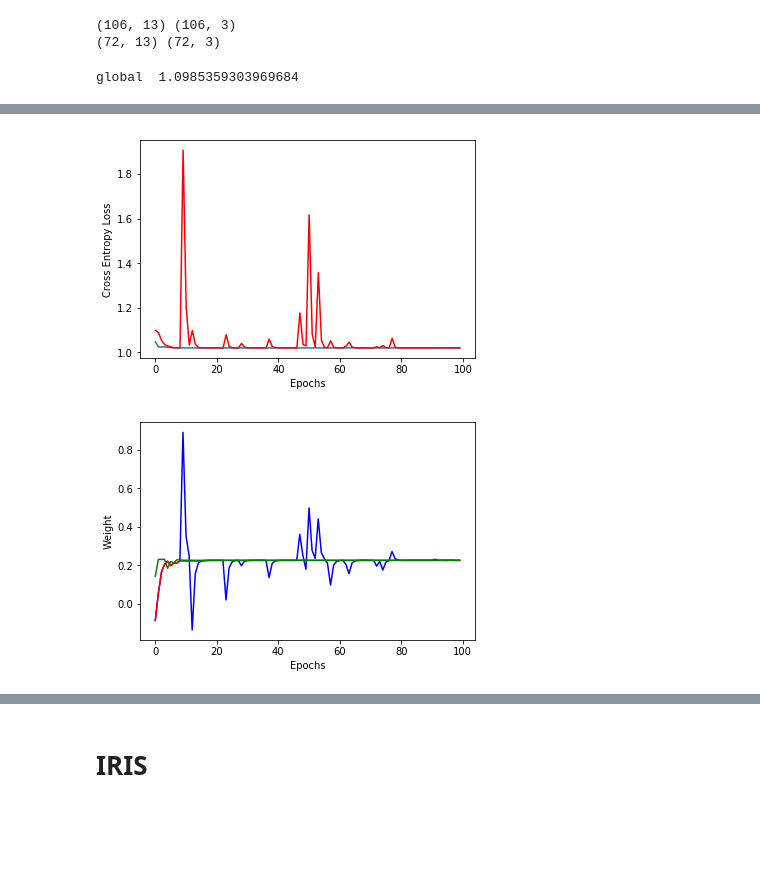
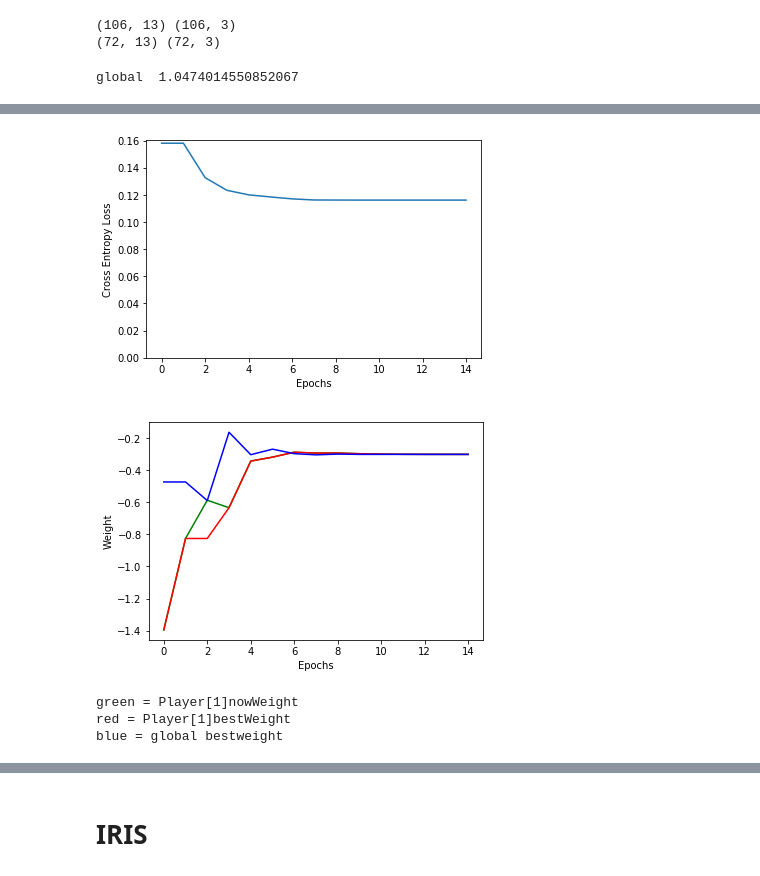
Before and after one commit to rizkiprof/Skripsi, a Jupyter notebook: SGO.ipynb, the cells around one changed output, grey strips where cells are left out. Cells and saved outputs as stored; diff of their text form; code cells hidden in the pictures; blank space fills up the shorter version.

```diff
--- a/SGO.ipynb
+++ b/SGO.ipynb
@@ -260,13 +260,13 @@ class Position:
         return score
 # %%
 class Player:
-    def __init__(self, n_inputs, n_outputs, hidden_sizes=[3]):
+    def __init__(self, n_inputs, n_outputs, hidden_sizes):
         self.now = Position(n_inputs, n_outputs, hidden_sizes)
         self.best = deepcopy(self.now)
 
 #     r = rand.uniform()
     def delta(self, t, y, r):
-        b = 2
+        b = 30
         res = y * (1 - pow(r, pow( (1 - t/maxIterasi), b) ) )
         return res
 
@@ -300,9 +300,11 @@ class Player:
 players = []
 n_input = 13
 n_output = 3
-hidden = [1]
+hidden = [20]
 
-numPlayer = ( n_input+n_output) * hidden[0]
+dimensi = (n_input + n_output) * hidden[0]
+numPlayer = dimensi
+# numPlayer = 100
 gbest = Position(n_input, n_output, hidden)
 
 for i in range (numPlayer):
@@ -316,14 +318,16 @@ for i in range (numPlayer):
 print("global ", gbest.loss)
 
 M = 0.3
-L = 0.05
-maxIterasi = 100
+L = 0.1
+maxIterasi = 40
 error = {}
 weight = {}
 weightPnow = {}
 weightPbest = {}
 weightG = {}
 pCE = {}
+stopcounter = 5
+notUpdCnt = 0
 for it in tqdm_notebook(range(maxIterasi), total=maxIterasi, unit="epoch"):
 #     print("--------")
     it = it + 1
@@ -336,6 +340,7 @@ for it in tqdm_notebook(range(maxIterasi), total=maxIterasi, unit="epoch"):
             p.moveForward(gbest)
     p1 = players[1]
 #     print(p1.now.W[1])
+    better = 0
     for p in players:
         p.now.calcFit(X_train, y_train)
         if( p.now.loss <= p.best.loss):
@@ -343,28 +348,42 @@ for it in tqdm_notebook(range(maxIterasi), total=maxIterasi, unit="epoch"):
             p.best = deepcopy(p.now)
         if(p.now.loss <= gbest.loss):
             gbest = deepcopy(p.now)
+            better = 1
             print(it, " global ", gbest.loss)
-    pCE[it] = players[1].now.loss
+
+    if better :
+        notUpdCnt = 0
+    else :
+        notUpdCnt = notUpdCnt + 1
+
+
+#     pCE[it] = players[1].now.loss
     weightPnow[it] = players[1].now.W[1][0][0]
     weightPbest[it] = players[1].best.W[1][0][0]
     weightG[it] = gbest.W[1][0][0]
     error[it] = gbest.loss
 
+    if notUpdCnt == stopcounter :
+        break
 # print(error)
 
 plt.plot(error.values())
-plt.plot(pCE.values(), color = 'red')
+# plt.plot(pCE.values(), color = 'red')
 plt.xlabel('Epochs')
 plt.ylabel('Cross Entropy Loss')
+plt.ylim(bottom=0)
 plt.show()
 
 
-plt.plot(weightPnow.values(), color = 'blue')
+plt.plot(weightPnow.values(), color = 'green')
 plt.plot(weightPbest.values(), color = 'red')
-plt.plot(weightG.values(), color = 'green')
+plt.plot(weightG.values(), color = 'blue')
 plt.xlabel('Epochs')
 plt.ylabel('Weight')
 plt.show()
+print( 'green = Player[1]nowWeight')
+print( 'red = Player[1]bestWeight')
+print( 'blue = global bestweight')
 # %% [output]
-global  1.0985359303969684
+global  1.0474014550852067
 [interactive output not drawn]
@@ -387,5 +409,8 @@ global  1.0985359303969684
-[figure, old version]
+[figure, new version]
-[figure, old version]
+[figure, new version]
+green = Player[1]nowWeight
+red = Player[1]bestWeight
+blue = global bestweight
 # %%
 # print(gbest.W)
 
```
Also changed, not shown: parts of 11 cells of this notebook.
